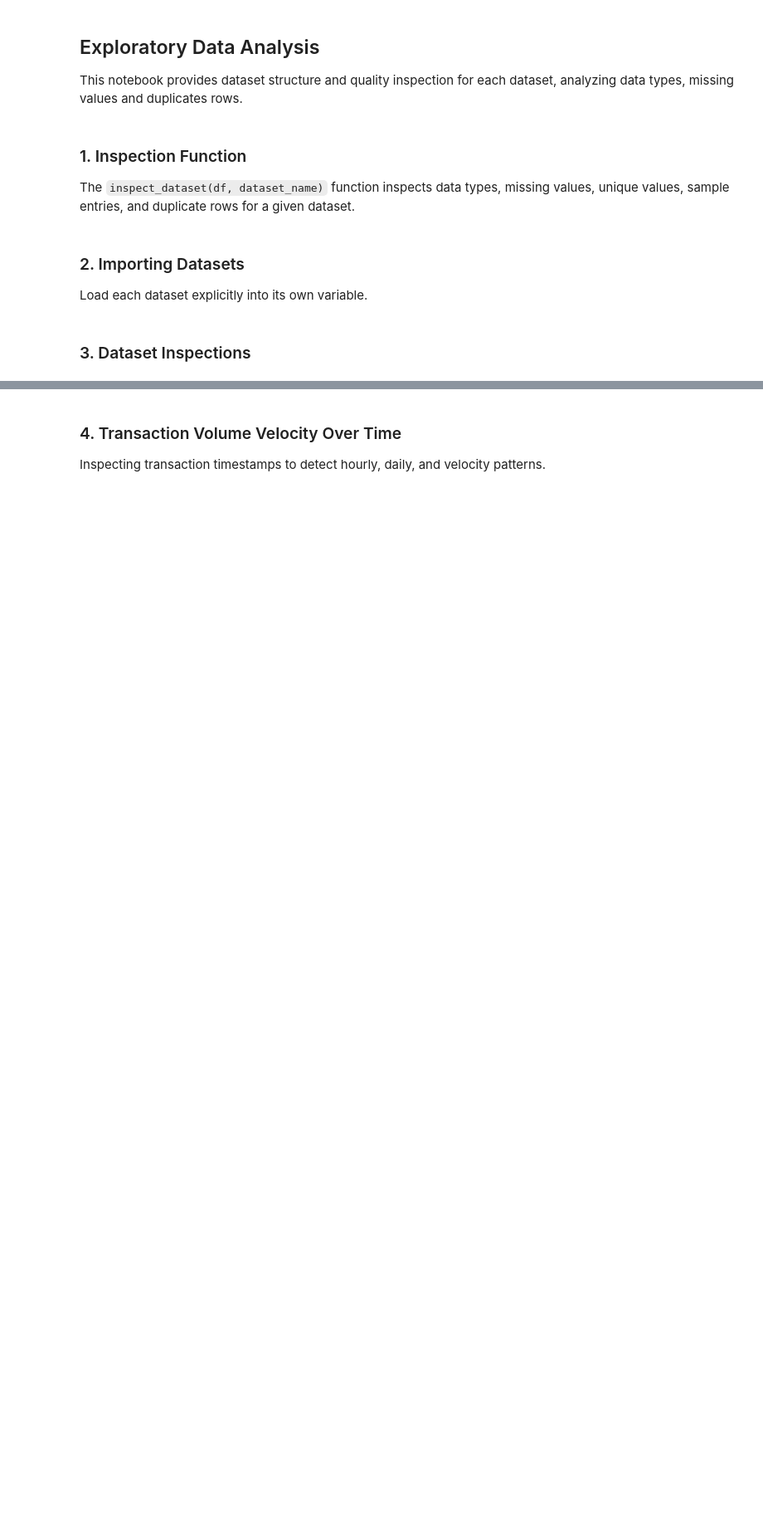
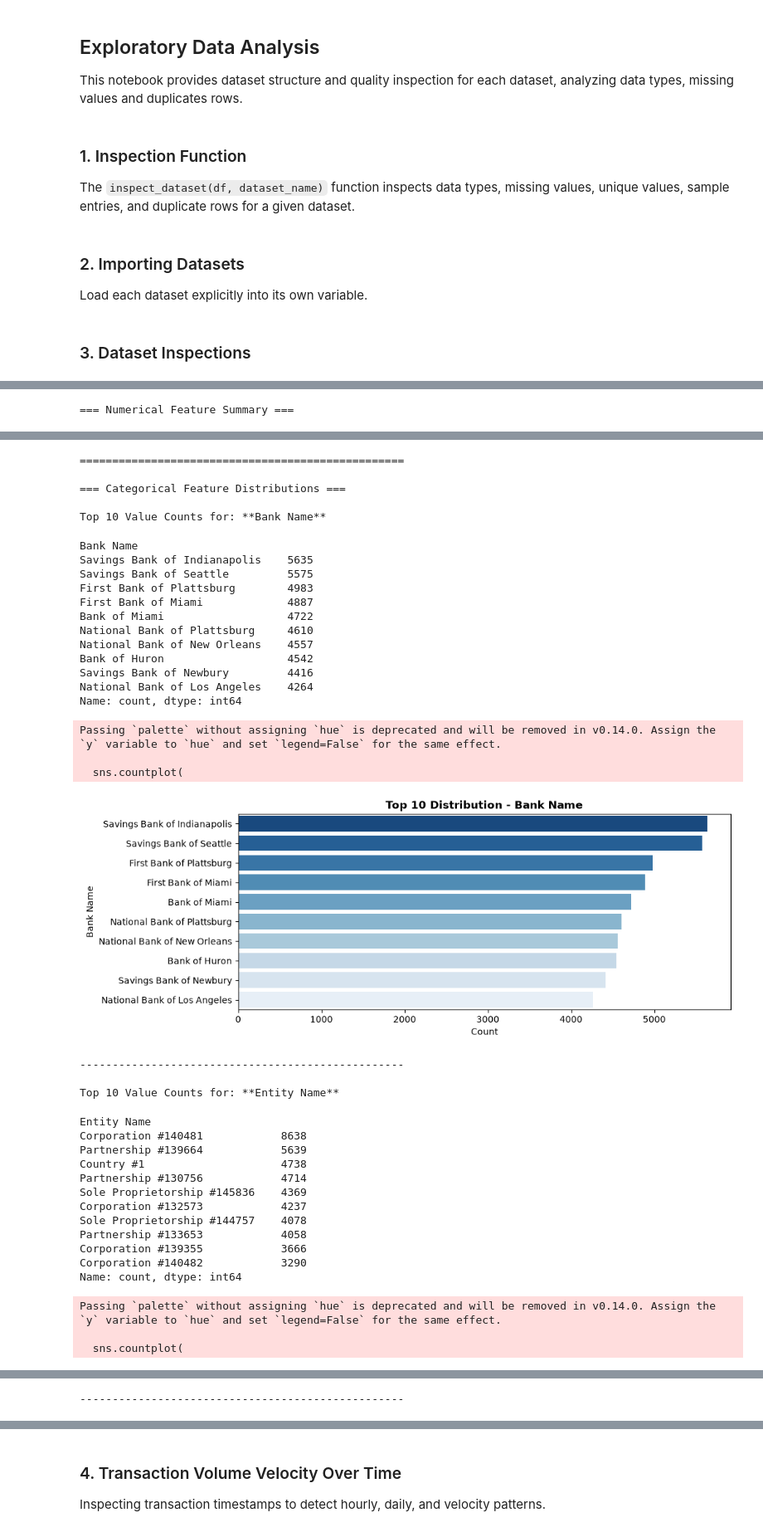
Before and after one commit to jnfpm/Capstone-Project, a Jupyter notebook: EDA.ipynb, the cells around one changed output, grey strips where cells are left out. Shown at 83% size. Drawn from its saved outputs; the diff is of its cells as text; code cells hidden in the pictures; blank space fills up the shorter version.

```diff
--- a/EDA.ipynb
+++ b/EDA.ipynb
@@ -428,0 +292,8 @@ Both datasets show a huge imbalance in the data. Almost all transactions are leg
+# %%
+univariate_analysis(
+    hi_medium_accounts,
+    categorical_cols=account_categorical_cols,
+    numerical_cols=account_numerical_cols,
+)
+# %% [output]
+=== Numerical Feature Summary ===
@@ -428,0 +309,39 @@ Both datasets show a huge imbalance in the data. Almost all transactions are leg
+==================================================
+
+=== Categorical Feature Distributions ===
+
+Top 10 Value Counts for: **Bank Name**
+Bank Name
+Savings Bank of Indianapolis    5635
+Savings Bank of Seattle         5575
+First Bank of Plattsburg        4983
+First Bank of Miami             4887
+Bank of Miami                   4722
+National Bank of Plattsburg     4610
+National Bank of New Orleans    4557
+Bank of Huron                   4542
+Savings Bank of Newbury         4416
+National Bank of Los Angeles    4264
+Name: count, dtype: int64
+Passing `palette` without assigning `hue` is deprecated and will be removed in v0.14.0. Assign the `y` variable to `hue` and set `legend=False` for the same effect.
+
+  sns.countplot(
+[figure, added]
+--------------------------------------------------
+
+Top 10 Value Counts for: **Entity Name**
+Entity Name
+Corporation #140481            8638
+Partnership #139664            5639
+Country #1                     4738
+Partnership #130756            4714
+Sole Proprietorship #145836    4369
+Corporation #132573            4237
+Sole Proprietorship #144757    4078
+Partnership #133653            4058
+Corporation #139355            3666
+Corporation #140482            3290
+Name: count, dtype: int64
+Passing `palette` without assigning `hue` is deprecated and will be removed in v0.14.0. Assign the `y` variable to `hue` and set `legend=False` for the same effect.
+
+  sns.countplot(
@@ -428,0 +349 @@ Both datasets show a huge imbalance in the data. Almost all transactions are leg
+--------------------------------------------------
```
Also changed, not shown: parts of 123 cells of this notebook.
